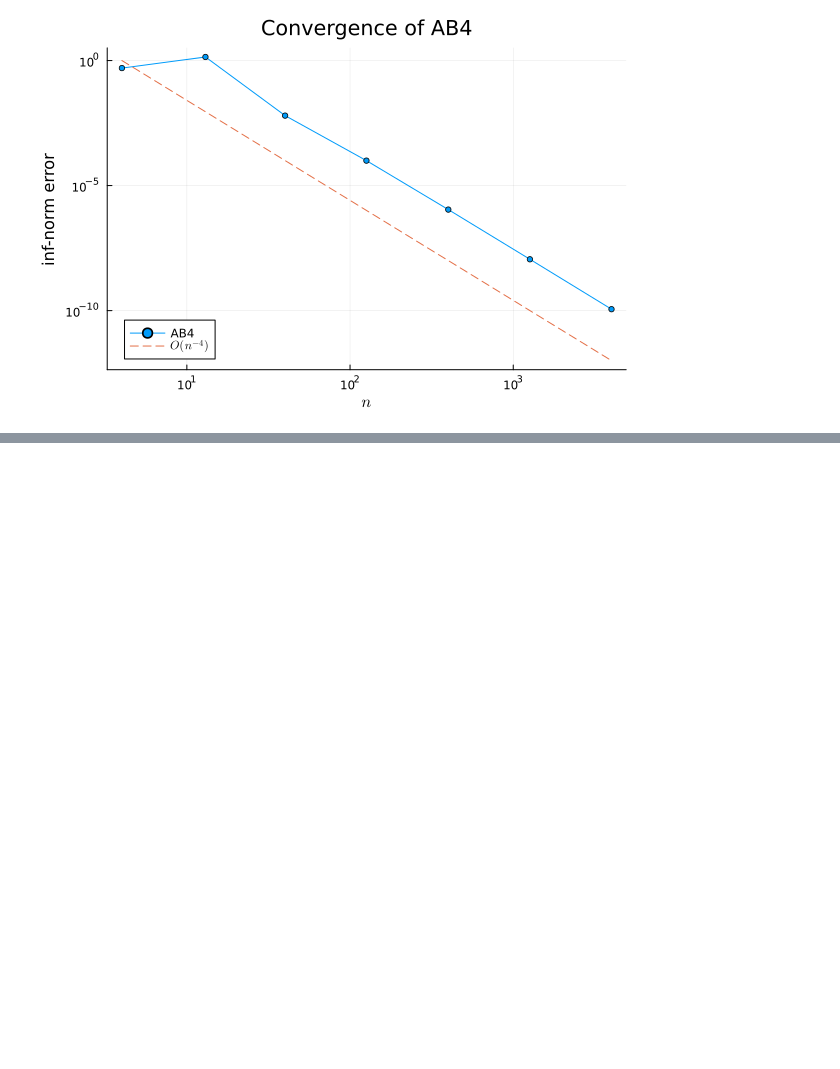
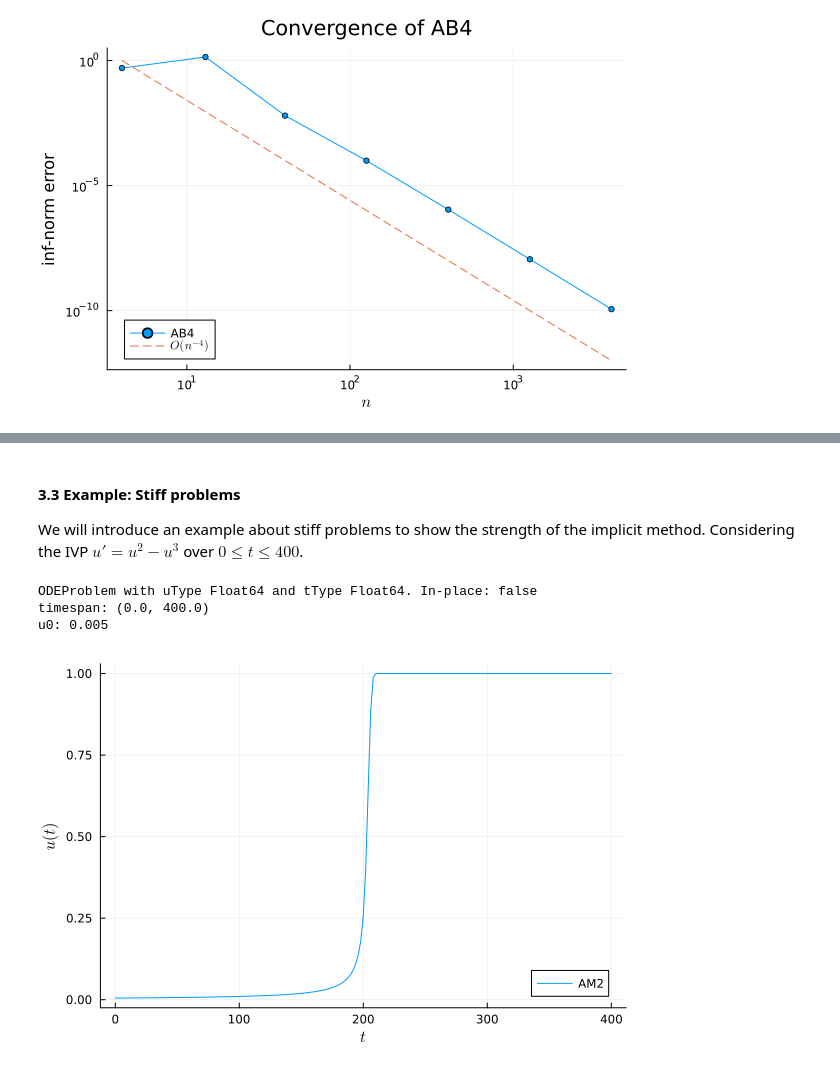
Before and after one commit to zhufang9819/julia-implement-numerical-ode-pde, a Jupyter notebook: numerical_ode_methods/multistep_methods/multistep.ipynb, the cells around one changed output, grey strips where cells are left out. Drawn from its saved outputs; the diff is of its cells as text; code cells hidden in the pictures; blank space fills up the shorter version.

Commit message:
add am2 and stiff problem example

```diff
--- a/numerical_ode_methods/multistep_methods/multistep.ipynb
+++ b/numerical_ode_methods/multistep_methods/multistep.ipynb
@@ -137,0 +255,15 @@ plot!(n,(n/n[1]).^(-4),l=:dash,label=L"O(n^{-4})")
+# %% [markdown]
+#### 3.3 Example: Stiff problems
+We will introduce an example about stiff problems to show the strength of the implicit method. Considering the IVP $u' = u^2 - u^3$ over $0 \leq t \leq 400$.
+# %%
+ivp = ODEProblem((u,p,t)->u^2-u^3, 0.005, (0,400.))
+# %% [output]
+ODEProblem with uType Float64 and tType Float64. In-place: false
+timespan: (0.0, 400.0)
+u0: 0.005
+# %%
+tI, uI = am2(ivp, 200)
+plot(tI, uI, label="AM2",
+    xlabel=L"t", ylabel=L"u(t)", leg=:bottomright)
+# %% [output]
+[figure, added]
```
Also changed, not shown: parts of 9 cells of this notebook, 2 other files.
